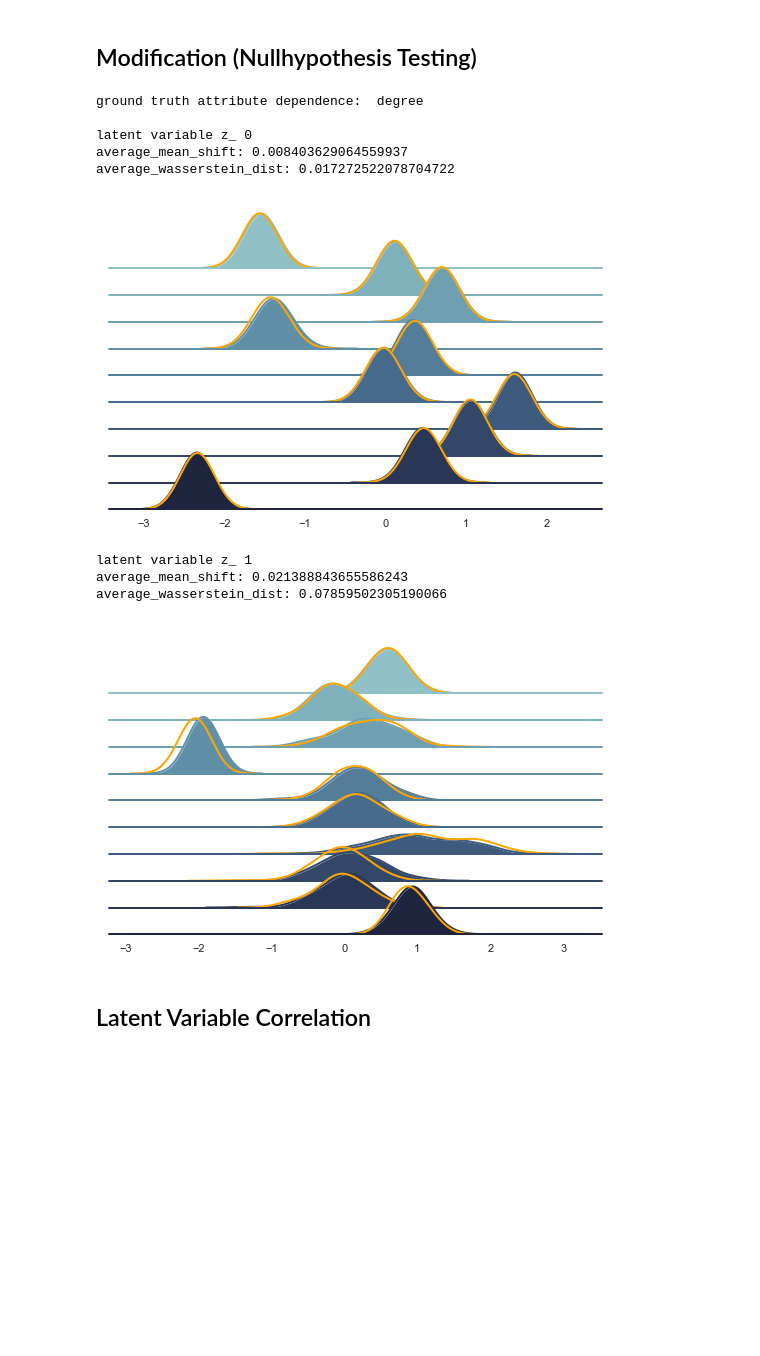
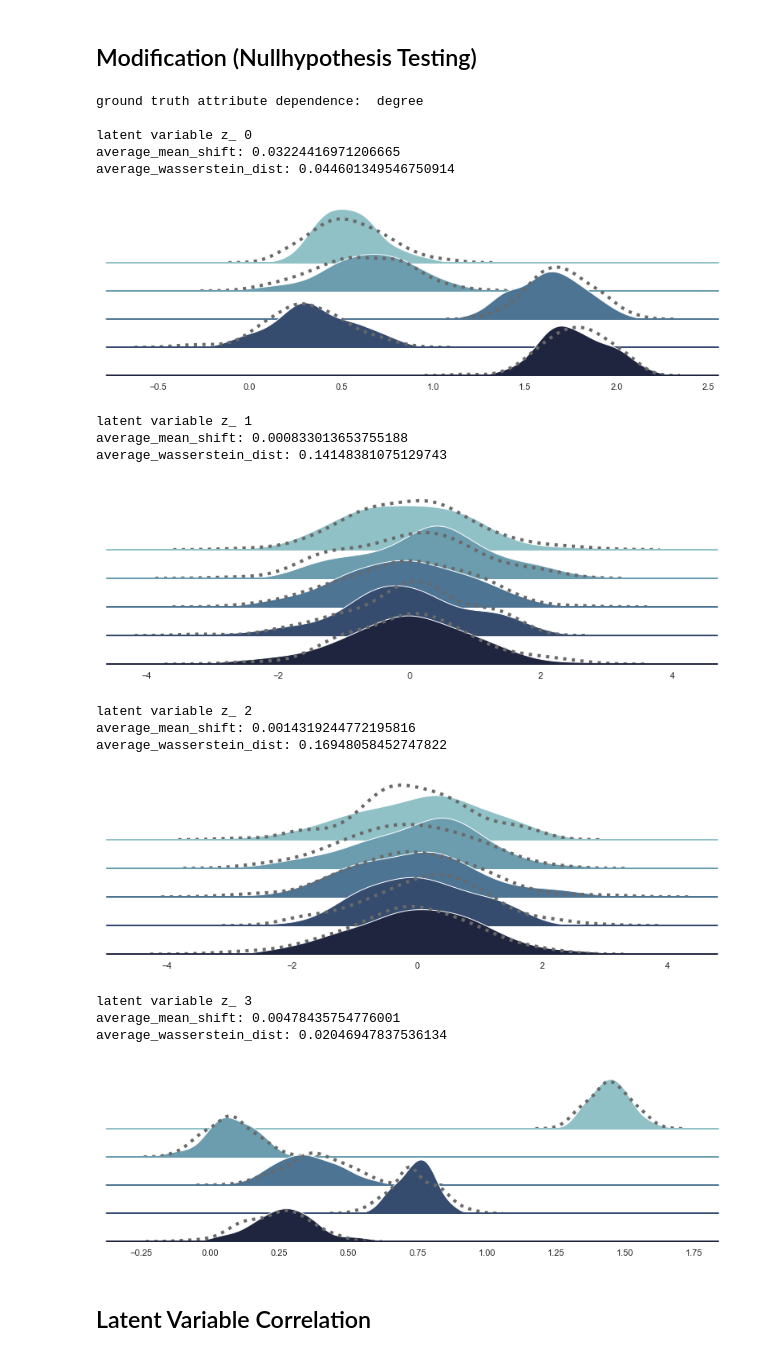
Before and after one commit to niklasstoehr/thesis, a Jupyter notebook: 3/feature_structure_independence.ipynb, the cells around one changed output. Saved outputs shown, nothing was run; the diff lists cells and outputs as text; code cells hidden in the pictures; blank space fills up the shorter version.

```diff
--- a/3/feature_structure_independence.ipynb
+++ b/3/feature_structure_independence.ipynb
@@ -378,7 +380,7 @@ class VAE():
 ### Data Split
 # %%
 trainArgs = {"beta": 1, "loss": "mse", "weights": "train", "early_stop": 1, "batch_size": 16, "epochs": 50, "data_split": 0.2}
-modelArgs = {"nn_architecture": "gnn", "latent_dim": 2, "filters": 16, "kernel_size": 3, "input_shape": input_shape, "output_shape": output_shape, "param_loss": False,}
+modelArgs = {"nn_architecture": "gnn", "latent_dim": 4, "filters": 16, "kernel_size": 3, "input_shape": input_shape, "output_shape": output_shape, "param_loss": False,}
 
 from support.keras_dgl.utils import *
 from support.keras_dgl.layers import MultiGraphCNN
@@ -501,8 +502,8 @@ def modification_comparison(analyzeArgs, modelArgs, models, data, batch_size=128
 
     ## Feature Change ____________________________
 
-    z_mean = z_mean[:analyzeArgs["n_graphs"]]
-    z_mean_mod = z_mean_mod[:analyzeArgs["n_graphs"]]
+    z_mean = np.abs(z_mean[:analyzeArgs["n_graphs"]])
+    z_mean_mod = np.abs(z_mean_mod[:analyzeArgs["n_graphs"]])
     z_var = np.exp(0.5 * z_log_var)[:analyzeArgs["n_graphs"]]
     z_var_mod = np.exp(0.5 * z_log_var_mod)[:analyzeArgs["n_graphs"]]
 
@@ -524,12 +525,14 @@ def modification_comparison(analyzeArgs, modelArgs, models, data, batch_size=128
             #plt.plot(x, y, color='midnightblue', linestyle='solid', linewidth=4)
             normal_org = np.random.normal(z_mean[graph_i, latent_i], z_var[graph_i, latent_i], analyzeArgs["norm_samples"])
             Normal_org = np.hstack((Normal_org, normal_org))
+            #sns.distplot(normal_org)
 
             #x_mod = np.linspace(z_mean_mod[graph_i, latent_i] - 3*math.sqrt(z_var_mod[graph_i, latent_i]), z_mean_mod[graph_i, latent_i] + 3*math.sqrt(z_var_mod[graph_i, latent_i]), 1000)
             #y_mod = stats.norm.pdf(x_mod, z_mean_mod[graph_i, latent_i], math.sqrt(z_var_mod[graph_i, latent_i]))
             #plt.plot(x_mod, y_mod, color='steelblue', linestyle='dashed', linewidth=4)
             normal_mod = np.random.normal(z_mean_mod[graph_i, latent_i], z_var_mod[graph_i, latent_i], analyzeArgs["norm_samples"])
             Normal_mod = np.hstack((Normal_mod, normal_mod))
+            #sns.distplot(normal_mod)
 
             #plt.xlabel('latent posterior z_' + str(latent_i), fontweight = "bold")
             #plt.annotate("mean shift:" + str(mean_shift) , xy=(0, 1), xytext=(12, -12), va='top',xycoords='axes fraction', textcoords='offset points')
@@ -547,58 +550,66 @@ def modification_comparison(analyzeArgs, modelArgs, models, data, batch_size=128
         #df["x"] += m
 
         # Initialize the FacetGrid object
-        pal = sns.cubehelix_palette(10, rot=-.25, light=.7)
-        g = sns.FacetGrid(df, row="x", hue="x", aspect=15, height=.5, palette=pal)
+        pal = sns.cubehelix_palette(analyzeArgs["n_graphs"], rot=-.25, light=.7)
+        g = sns.FacetGrid(df, row="x", hue="x", aspect=15, height=.75, palette=pal)
 
         # Draw the densities in a few steps
         #g.map(sns.kdeplot, "org", clip_on=False, shade=True, color="red", alpha=1.0, lw=1.5, bw=.2)
-        g.map(sns.kdeplot, "org", clip_on=0.2, shade=True, alpha=1.0, lw=2, bw=.2)
-        #g.map(sns.distplot, "org", hist = False, kde = True)
+        #g.map(sns.kdeplot, "org", clip_on=False, shade=True, alpha=1.0, lw=2, bw=.2)
+        g.map(sns.distplot, "org", hist = False, kde = True, kde_kws={'linewidth': 0, "shade": True, "alpha": 1.0})
         #g.map(sns.kdeplot, "mod", clip_on=False, shade=True, alpha=1.0, lw=1.5, bw=.2)
-        g.map(sns.kdeplot, "mod", clip_on=0.2, shade=False, color="orange", alpha=1.0, lw=2, bw=.2)
-        #g.map(sns.distplot, "mod", color="orange", hist = True, kde = True, bins = 1000)
+        #g.map(sns.kdeplot, "mod", clip_on=False, shade=False, color="orange", alpha=1.0, lw=2, bw=.2)
+        g.map(sns.distplot, "mod", color="dimgrey", hist = False, kde = True, bins = 1000, kde_kws={'linestyle':':', 'linewidth': 4})
         g.map(plt.axhline, y=0, lw=2, clip_on=False)
 
 
         # Define and use a simple function to label the plot in axes coordinates
         def label(x, color, label):
             ax = plt.gca()
             ax.text(0, .2, label, fontweight="bold", color=color,
                     ha="left", va="center", transform=ax.transAxes)
 
         #g.map(label, "x")
 
         # Set the subplots to overlap
-        g.fig.subplots_adjust(hspace=-.55)
+        g.fig.subplots_adjust(hspace=-.5)
 
         # Remove axes details that don't play well with overlap
         g.set_titles("")
         g.set(yticks=[])
         g.despine(bottom=True, left=True)
 
         print("\nlatent variable z_", latent_i)
         print("average_mean_shift:", total_mean_shift / analyzeArgs["n_graphs"])
         print("average_wasserstein_dist:", total_emd / analyzeArgs["n_graphs"])
 
         plt.pause(0.05)
 
 
 
 ## PLOT RESULTS ________________________________________
 print("ground truth attribute dependence: ", dataArgs["feature_dependence"])
-analyzeArgs = {"mod_degree": 1.0, "n_graphs": 10, "f_variation": "random", "norm_samples": 100, "metric": "none", "normalize_feature": False}
+analyzeArgs = {"mod_degree": 1.0, "n_graphs": 5, "f_variation": "random", "norm_samples": 100, "metric": "none", "normalize_feature": False}
 modification_comparison(analyzeArgs, modelArgs, models, data, batch_size=trainArgs["batch_size"], model_name="vae_mlp")
 # %% [output]
 ground truth attribute dependence:  degree
 
 latent variable z_ 0
-average_mean_shift: 0.008403629064559937
-average_wasserstein_dist: 0.017272522078704722
+average_mean_shift: 0.03224416971206665
+average_wasserstein_dist: 0.044601349546750914
-[figure, old version]
+[figure, new version]
 latent variable z_ 1
-average_mean_shift: 0.021388843655586243
-average_wasserstein_dist: 0.07859502305190066
+average_mean_shift: 0.000833013653755188
+average_wasserstein_dist: 0.14148381075129743
-[figure, old version]
+[figure, new version]
+latent variable z_ 2
+average_mean_shift: 0.0014319244772195816
+average_wasserstein_dist: 0.16948058452747822
+[figure, added]
+latent variable z_ 3
+average_mean_shift: 0.00478435754776001
+average_wasserstein_dist: 0.02046947837536134
+[figure, added]
 # %% [markdown]
 ## Latent Variable Correlation
 # %%
```
Also changed, not shown: parts of 6 cells of this notebook, 4 other files.
